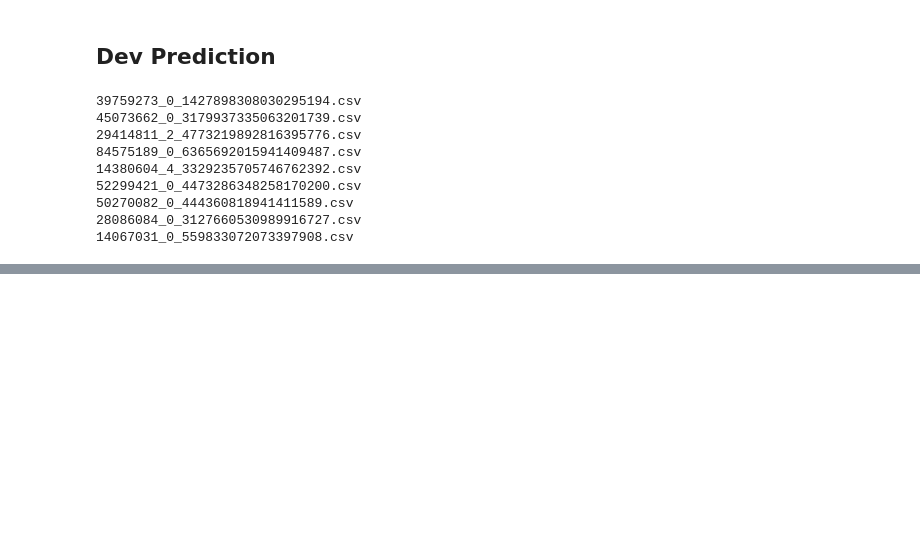
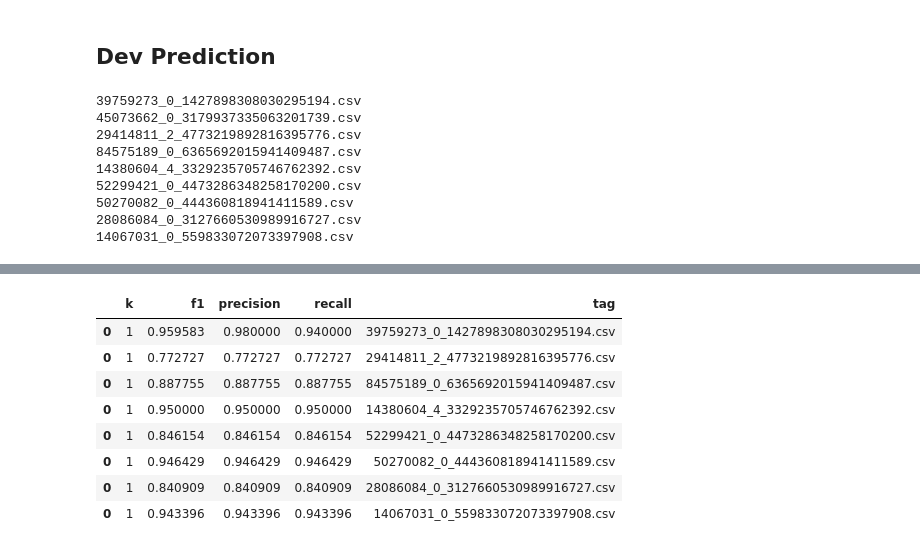
Before and after one commit to nicklein/table-linker-pipelines, a Jupyter notebook: ranking_model/contrastive_loss_nn.ipynb, the cells around one changed output, grey strips where cells are left out. Cells and saved outputs as stored; diff of their text form; code cells hidden in the pictures; blank space fills up the shorter version.

Commit message:
full pipeline to train a model

```diff
--- a/ranking_model/contrastive_loss_nn.ipynb
+++ b/ranking_model/contrastive_loss_nn.ipynb
@@ -26,16 +26,15 @@ es_url = 'http://ckg07:9200'
 es_index = 'wikidatadwd-augmented'
 
 # Input Paths
-work_dir = '/Users/amandeep/Github/table-linker/data/t2dv2'
 
 # GDrive Path: /table-linker-dataset/2019-iswc_challenge_data/t2dv2/canonical-with-context/t2dv2-train-canonical/
-train_path = f'{work_dir}/t2dv2-train-canonical'
+train_path = f'/Users/amandeep/Github/table-linker/data/t2dv2/t2dv2-train-canonical'
 
 # GDrive Path: /table-linker-dataset/2019-iswc_challenge_data/t2dv2/canonical-with-context/t2dv2-dev-canonical/
-dev_path = f'{work_dir}/t2dv2-dev-canonical'
+dev_path = f'/Users/amandeep/Github/table-linker/data/t2dv2/t2dv2-dev-canonical'
 
 # GDrive Path: /table-linker-dataset/2019-iswc_challenge_data/t2dv2/ground_truth/Xinting_GT_csv
-ground_truth_files = f'{work_dir}/round_1_GT'
+ground_truth_files = f'/Users/amandeep/Github/table-linker/data/t2dv2/round_1_GT'
 
 # can be downloaded from https://github.com/usc-isi-i2/table-linker-pipelines/blob/main/table-linker-full-pipeline/models/weighted_lr.pkl
 classifier_model_path = '/Users/amandeep/Github/table-linker-pipelines/table-linker-full-pipeline/models/weighted_lr.pkl'
@@ -43,8 +42,8 @@ classifier_model_path = '/Users/amandeep/Github/table-linker-pipelines/table-lin
 
 # OUTPUT PATHS
 output_path = '/Users/amandeep/Github/table-linker/data/t2dv2'
-train_output_path = f'{output_path}/t2dv2-train-canonical-output'
-dev_output_path = f'{output_path}/t2dv2-dev-canonical-output'
+train_output_path = f'{output_path}/train-output'
+dev_output_path = f'{output_path}/dev-output'
 
 # increase version to create a new folder for an experiment
 VERSION = "2.0"
@@ -54,6 +53,10 @@ train_feature_path = f'{train_output_path}/{VERSION}/features'
 
 dev_candidate_path = f'{dev_output_path}/{VERSION}/candidates'
 dev_feature_path = f'{dev_output_path}/{VERSION}/features'
+dev_output_predictions = f'{dev_output_path}/{VERSION}/dev_predictions'
+dev_predictions_top_k = f'{dev_output_path}/{VERSION}/dev_predictions_top_k'
+dev_colorized_path = f'{dev_output_path}/{VERSION}/dev_predictions_colorized'
+dev_metrics_path = f'{dev_output_path}/{VERSION}/dev_predictions_metrics'
 
 aux_field = 'graph_embedding_complex,class_count,property_count,context'
 
@@ -76,8 +79,8 @@ pos_output = f'{temp_dir}/training_data/pos_features.pkl'
 neg_output = f'{temp_dir}/training_data/neg_features.pkl'
 min_max_scaler_path = f'{temp_dir}/training_data/normalization_factor.pkl'
 
-dev_output_predictions = f'{output_path}/dev_predictions'
-dev_predictions_top_k = f'{output_path}/dev_predictions_top_k'
+final_score_column = 'siamese_pred'
+
 model_save_path = f'{output_path}/saved_models'
 best_model_path = ''
 # %%
@@ -729 +744,14 @@ def dev_prediction(dev_feature_path, dev_predictions_top_k, saved_model, output_
+# %%
+def compute_metrics(dev_predictions_top_k, dev_predictions_metrics, score_column, k=5):
+    df_list = []
+    for file in glob.glob(dev_predictions_top_k + '/*.csv'):
+        filename = file.split("/")[-1]
+        print(filename)
+        if os.path.getsize(file) == 0:
+                    continue
+
+        dev_metrics_file = f"{dev_predictions_metrics}/{filename}"
+        !tl metrics $file -k $k -c $score_column --tag $filename> $dev_metrics_file
+        df_list.append(pd.read_csv(dev_metrics_file))
+    return pd.concat(df_list)
 # %%
@@ -738,3 +766,5 @@ dev_prediction(dev_feature_path, dev_predictions_top_k, best_model_path, 'siames
 50270082_0_444360818941411589.csv
 28086084_0_3127660530989916727.csv
 14067031_0_559833072073397908.csv
+# %%
+metrics_df = compute_metrics(dev_predictions_top_k, dev_metrics_path, final_score_column, k=1)
@@ -740,0 +780,12 @@ dev_prediction(dev_feature_path, dev_predictions_top_k, best_model_path, 'siames
+# %%
+metrics_df
+# %% [output]
+|  | k | f1 | precision | recall | tag |
+| 0 | 1 | 0.959583 | 0.980000 | 0.940000 | 39759273_0_1427898308030295194.csv |
+| 0 | 1 | 0.772727 | 0.772727 | 0.772727 | 29414811_2_4773219892816395776.csv |
+| 0 | 1 | 0.887755 | 0.887755 | 0.887755 | 84575189_0_6365692015941409487.csv |
+| 0 | 1 | 0.950000 | 0.950000 | 0.950000 | 14380604_4_3329235705746762392.csv |
+| 0 | 1 | 0.846154 | 0.846154 | 0.846154 | 52299421_0_4473286348258170200.csv |
+| 0 | 1 | 0.946429 | 0.946429 | 0.946429 | 50270082_0_444360818941411589.csv |
+| 0 | 1 | 0.840909 | 0.840909 | 0.840909 | 28086084_0_3127660530989916727.csv |
+| 0 | 1 | 0.943396 | 0.943396 | 0.943396 | 14067031_0_559833072073397908.csv |
```
Also changed, not shown: parts of 11 cells of this notebook.
